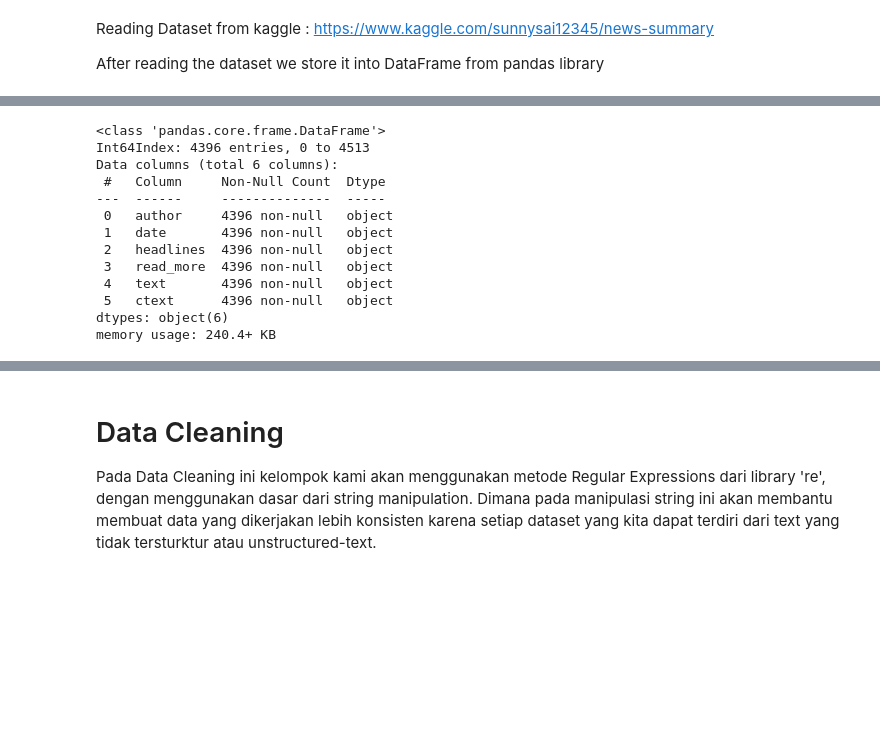
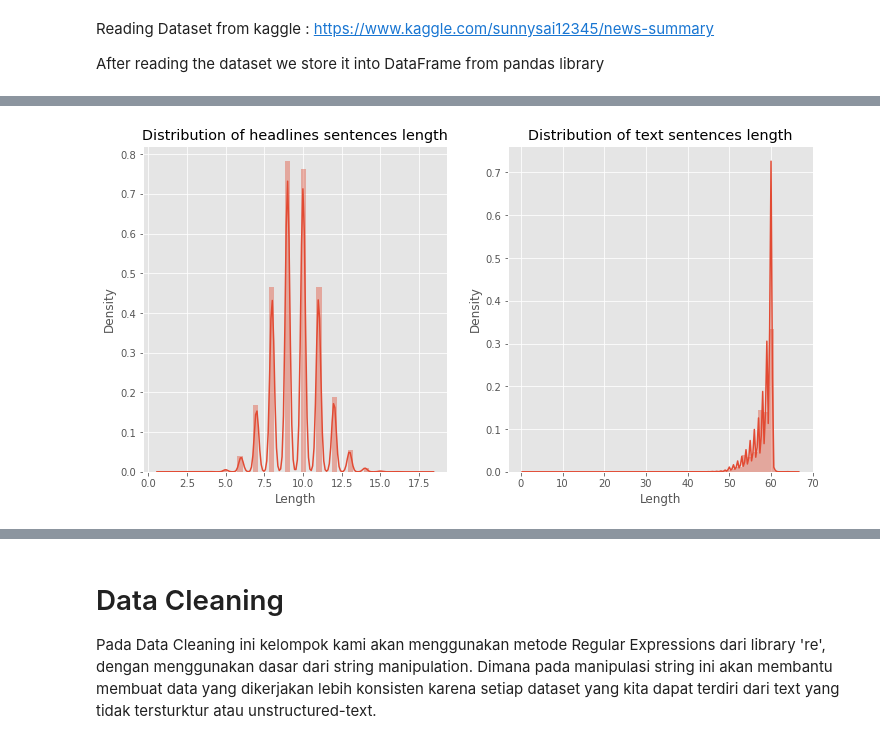
Before and after one commit to rhenaldariendra/Information_Retrieval, a Jupyter notebook: PROJECT_INFORMATION_RETRIEVAL.ipynb, the cells around one changed output, grey strips where cells are left out. Drawn from its saved outputs; the diff is of its cells as text; code cells hidden in the pictures; blank space fills up the shorter version.

```diff
--- a/PROJECT_INFORMATION_RETRIEVAL.ipynb
+++ b/PROJECT_INFORMATION_RETRIEVAL.ipynb
@@ -55,16 +31,0 @@ data.dropna(axis=0,inplace=True)#dropping na
-# %%
-data.info()
-# %% [output]
-<class 'pandas.core.frame.DataFrame'>
-Int64Index: 4396 entries, 0 to 4513
-Data columns (total 6 columns):
- #   Column     Non-Null Count  Dtype
----  ------     --------------  -----
- 0   author     4396 non-null   object
- 1   date       4396 non-null   object
- 2   headlines  4396 non-null   object
- 3   read_more  4396 non-null   object
- 4   text       4396 non-null   object
- 5   ctext      4396 non-null   object
-dtypes: object(6)
-memory usage: 240.4+ KB
@@ -94,0 +32,21 @@ contraction_mapping = {"ain't": "is not", "aren't": "are not","can't": "cannot",
+# %%
+summary_df = pd.read_csv('news_summary.csv', error_bad_lines=False,engine='python', usecols=['headlines', 'text'])
+raw_df = pd.read_csv('/content/news_summary_more.csv', error_bad_lines=False,engine='python', usecols=['headlines', 'text'])
+# %%
+df = pd.concat([summary_df, raw_df], axis=0).reset_index(drop=True)
+# %%
+plt.figure(figsize=(12, 6))
+plt.style.use('ggplot')
+plt.subplot(1, 2, 1)
+sns.distplot(df['headlines'].str.split().apply(len))
+plt.title('Distribution of headlines sentences length')
+plt.xlabel('Length')
+
+plt.style.use('ggplot')
+plt.subplot(1, 2, 2)
+sns.distplot(df['text'].str.split().apply(len))
+plt.title('Distribution of text sentences length')
+plt.xlabel('Length')
+plt.show()
+# %% [output]
+[figure, added]
```
Also changed, not shown: parts of 63 cells of this notebook.
